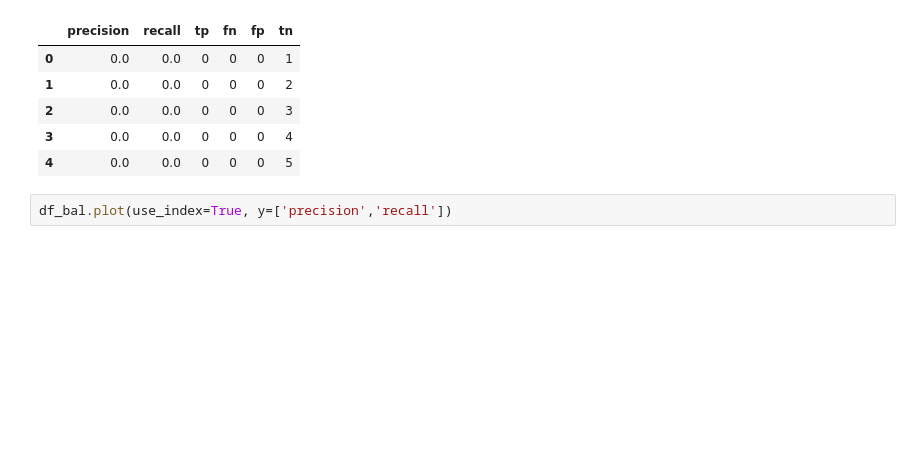
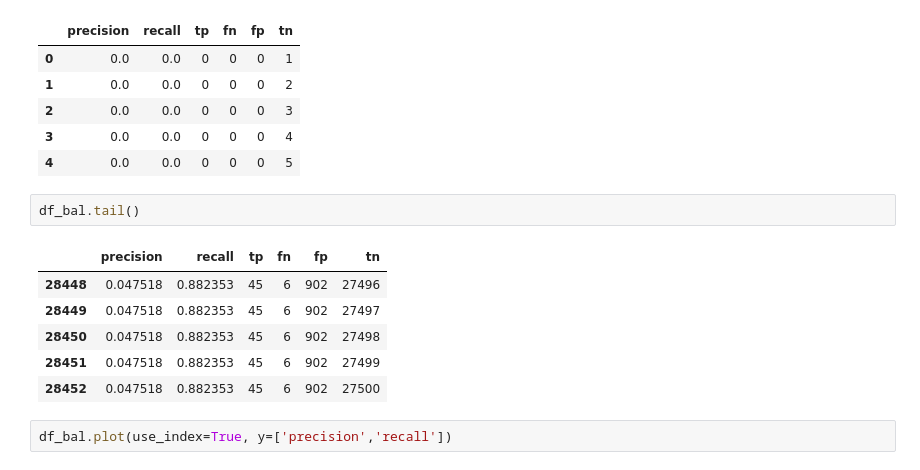
Before and after one commit to gioruffa/ID2221_project, a Jupyter notebook: src/visualization.ipynb, the cells around one changed output. Cells and saved outputs as stored; diff of their text form; blank space fills up the shorter version.

```diff
--- a/src/visualization.ipynb
+++ b/src/visualization.ipynb
@@ -78,6 +87,15 @@ df_bal.head()
 | 2 | 0.0 | 0.0 | 0 | 0 | 0 | 3 |
 | 3 | 0.0 | 0.0 | 0 | 0 | 0 | 4 |
 | 4 | 0.0 | 0.0 | 0 | 0 | 0 | 5 |
+# %%
+df_bal.tail()
+# %% [output]
+|  | precision | recall | tp | fn | fp | tn |
+| 28448 | 0.047518 | 0.882353 | 45 | 6 | 902 | 27496 |
+| 28449 | 0.047518 | 0.882353 | 45 | 6 | 902 | 27497 |
+| 28450 | 0.047518 | 0.882353 | 45 | 6 | 902 | 27498 |
+| 28451 | 0.047518 | 0.882353 | 45 | 6 | 902 | 27499 |
+| 28452 | 0.047518 | 0.882353 | 45 | 6 | 902 | 27500 |
 # %%
 df_bal.plot(use_index=True, y=['precision','recall'])
 # %% [output]
```
Also changed, not shown: parts of 1 cell of this notebook, 1 other file.
